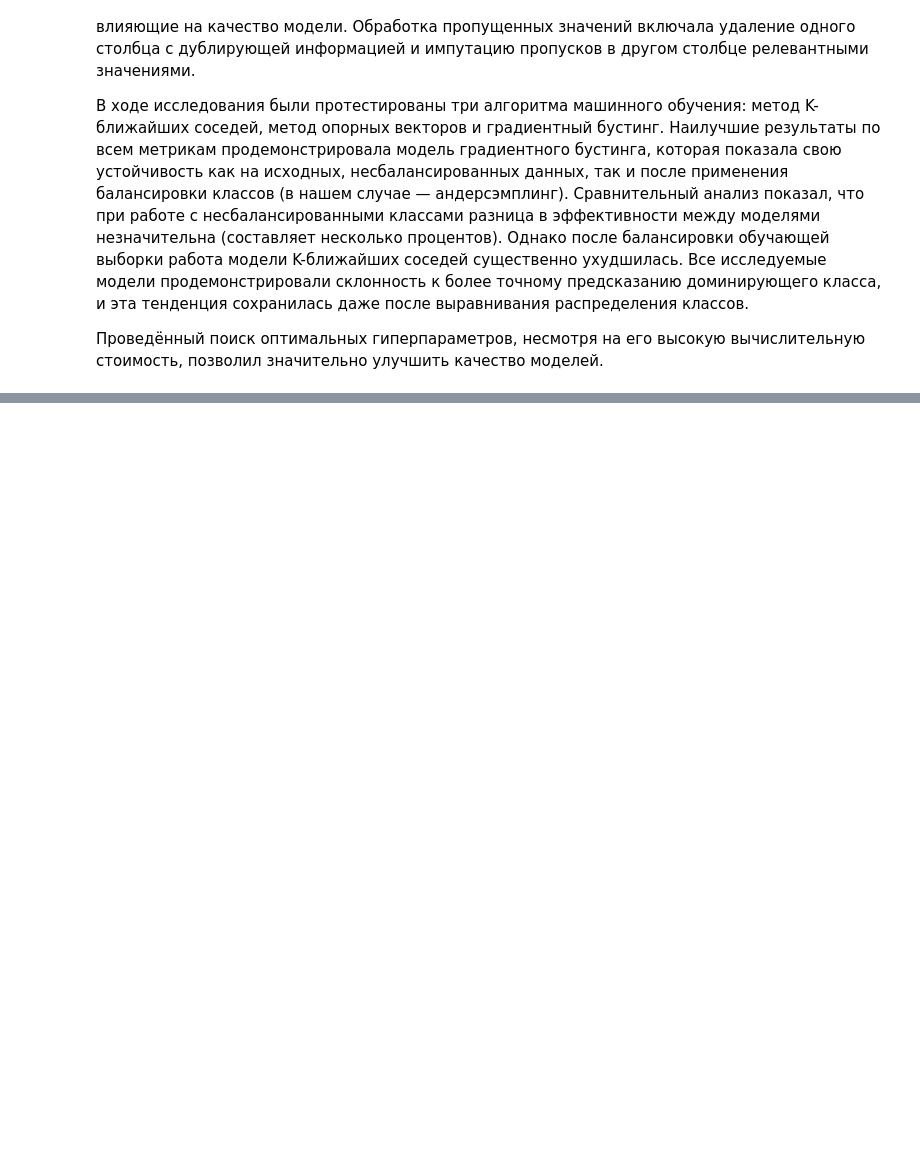
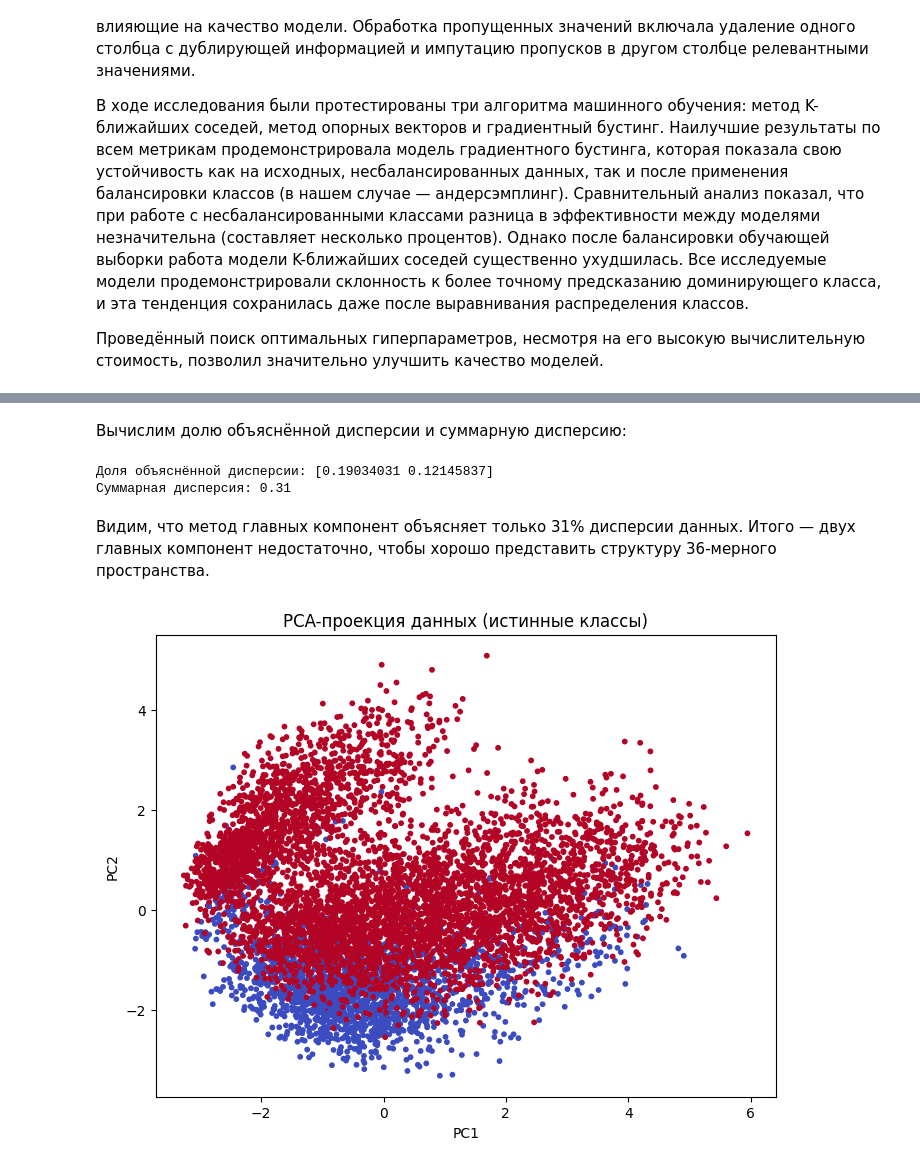
Before and after one commit to safarov-nm/machine-learning-practice, a Jupyter notebook: SafarovNM_LW.ipynb, the cells around one changed output, grey strips where cells are left out. Cells and saved outputs as stored; diff of their text form; code cells hidden in the pictures; blank space fills up the shorter version.

```diff
--- a/SafarovNM_LW.ipynb
+++ b/SafarovNM_LW.ipynb
@@ -1091,0 +1118,3 @@ weighted avg       0.95      0.94      0.95      2113
+# %%
+X = data.drop(['Churn Label'], axis=1)
+y_true = data['Churn Label']
@@ -1091,0 +1131,24 @@ weighted avg       0.95      0.94      0.95      2113
+# %%
+from sklearn.decomposition import PCA
+
+pca = PCA(n_components=2, random_state=20)
+X_pca = pca.fit_transform(X)
+# %% [markdown]
+<p style="font-family: Times New Roman;">Вычислим долю объяснённой дисперсии и суммарную дисперсию:</p>
+# %%
+print(f'Доля объяснённой дисперсии: {pca.explained_variance_ratio_}')
+print(f'Суммарная дисперсия: {pca.explained_variance_ratio_.sum():.2f}')
+# %% [output]
+Доля объяснённой дисперсии: [0.19034031 0.12145837]
+Суммарная дисперсия: 0.31
+# %% [markdown]
+<p style="font-family: Times New Roman;">Видим, что метод главных компонент объясняет только 31% дисперсии данных. Итого — двух главных компонент недостаточно, чтобы хорошо представить структуру 36-мерного пространства.</p>
+# %%
+plt.figure(figsize=(8, 6))
+plt.scatter(X_pca[:, 0], X_pca[:, 1], c=y_true, cmap='coolwarm', s=10)
+plt.title('PCA-проекция данных (истинные классы)')
+plt.xlabel('PC1')
+plt.ylabel('PC2')
+plt.show()
+# %% [output]
+[figure, added]
```
Also changed, not shown: parts of 50 cells of this notebook.
